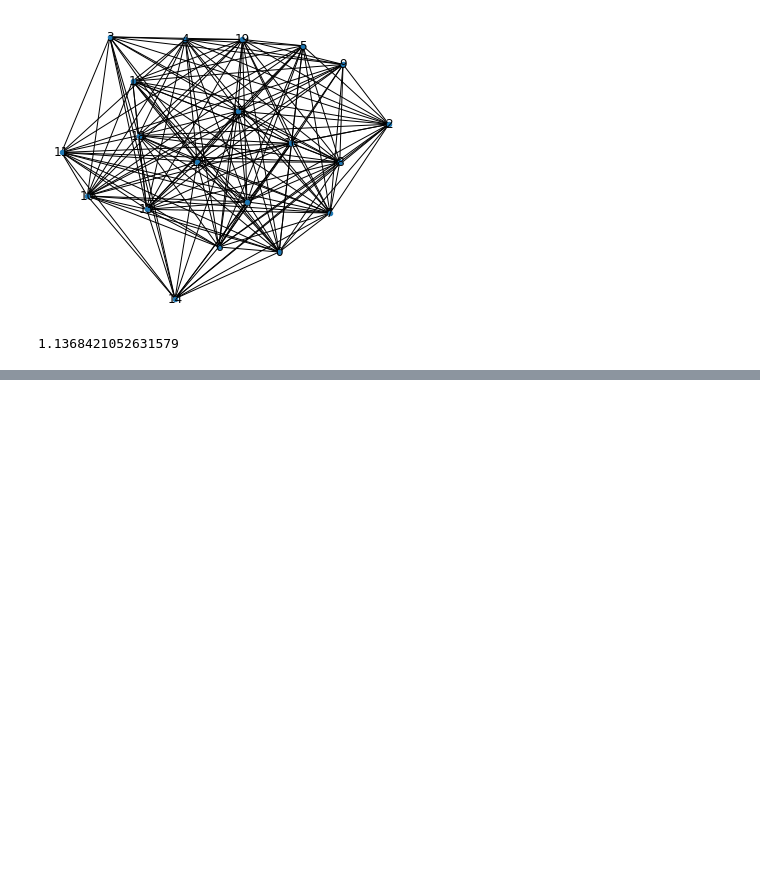
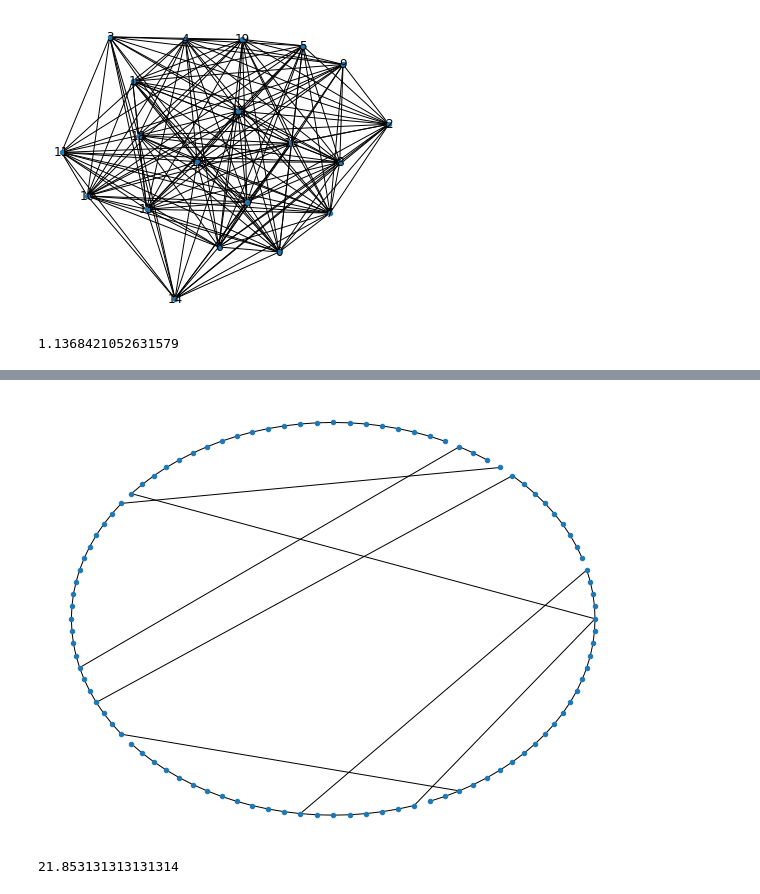
Before and after one commit to hqu/networkx_demo, a Jupyter notebook: social_network_analysis/Small_World_graphs.ipynb, the cells around one changed output, grey strips where cells are left out. Drawn from its saved outputs; the diff is of its cells as text; code cells hidden in the pictures; blank space fills up the shorter version.

```diff
--- a/social_network_analysis/Small_World_graphs.ipynb
+++ b/social_network_analysis/Small_World_graphs.ipynb
@@ -62,3 +62,14 @@ print(nx.average_shortest_path_length(G_ws_low))
+# %%
+G_ws_large = nx.connected_watts_strogatz_graph(100, 2, .1)
+# %%
+fig = plt.figure(figsize=(8,6))
+nx.draw_circular(G_ws_large, node_size=20)
+# %% [output]
+[figure, added]
+# %%
+print(nx.average_shortest_path_length(G_ws_large))
+# %% [output]
+21.853131313131314
 # %%
 G_ws_small = nx.connected_watts_strogatz_graph(100, 2, .5)
 # %%
```
Also changed, not shown: parts of 7 cells of this notebook.
